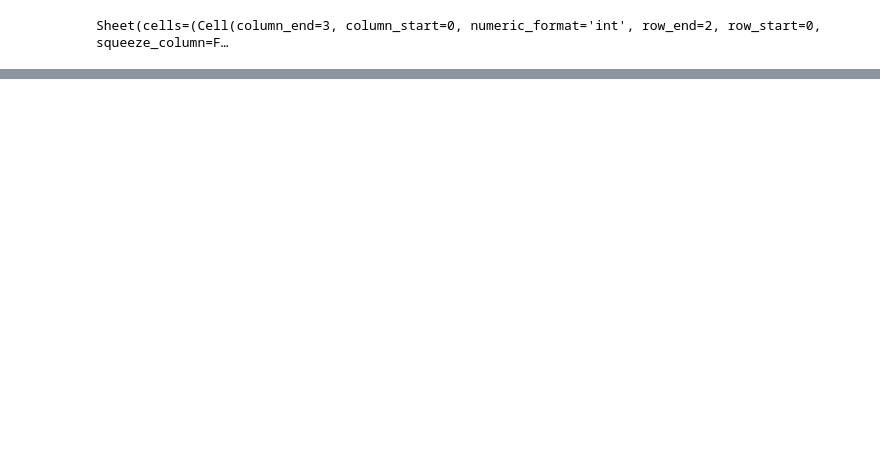
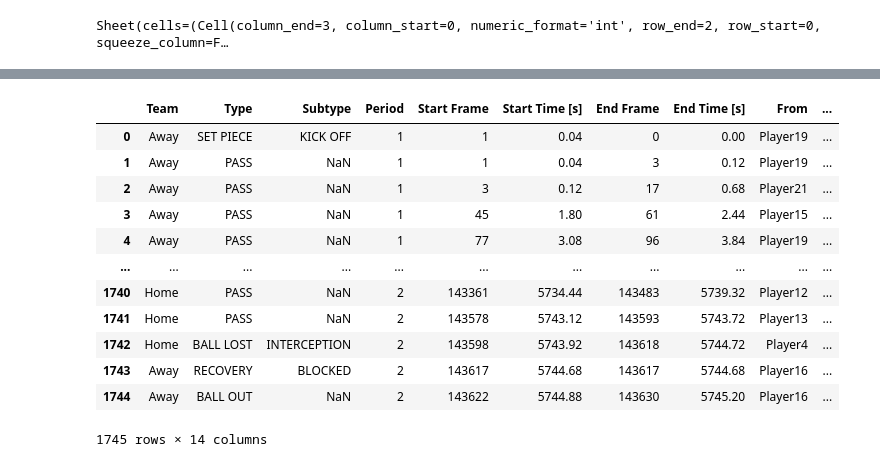
Before and after one commit to callysto/Sports, a Jupyter notebook: SportsAnalytics.ipynb, the cells around one changed output, grey strips where cells are left out. Saved outputs shown, nothing was run; the diff lists cells and outputs as text; code cells hidden in the pictures; blank space fills up the shorter version.

```diff
--- a/SportsAnalytics.ipynb
+++ b/SportsAnalytics.ipynb
@@ -139,0 +250,16 @@ figure_1.update() # CLick the keys "Shift-return" to update the figure
+# %%
+df1 = pd.read_csv('data/Sample_Game_1_RawEventsData.csv'); df1  ## Sample game data set
+# %% [output]
+|  | Team | Type | Subtype | Period | Start Frame | Start Time [s] | End Frame | End Time [s] | From | ... |
+| 0 | Away | SET PIECE | KICK OFF | 1 | 1 | 0.04 | 0 | 0.00 | Player19 | ... |
+| 1 | Away | PASS | NaN | 1 | 1 | 0.04 | 3 | 0.12 | Player19 | ... |
+| 2 | Away | PASS | NaN | 1 | 3 | 0.12 | 17 | 0.68 | Player21 | ... |
+| 3 | Away | PASS | NaN | 1 | 45 | 1.80 | 61 | 2.44 | Player15 | ... |
+| 4 | Away | PASS | NaN | 1 | 77 | 3.08 | 96 | 3.84 | Player19 | ... |
+| ... | ... | ... | ... | ... | ... | ... | ... | ... | ... | ... |
+| 1740 | Home | PASS | NaN | 2 | 143361 | 5734.44 | 143483 | 5739.32 | Player12 | ... |
+| 1741 | Home | PASS | NaN | 2 | 143578 | 5743.12 | 143593 | 5743.72 | Player13 | ... |
+| 1742 | Home | BALL LOST | INTERCEPTION | 2 | 143598 | 5743.92 | 143618 | 5744.72 | Player4 | ... |
+| 1743 | Away | RECOVERY | BLOCKED | 2 | 143617 | 5744.68 | 143617 | 5744.68 | Player16 | ... |
+| 1744 | Away | BALL OUT | NaN | 2 | 143622 | 5744.88 | 143630 | 5745.20 | Player16 | ... |
+1745 rows × 14 columns
```
Also changed, not shown: parts of 29 cells of this notebook, 4 other files.
